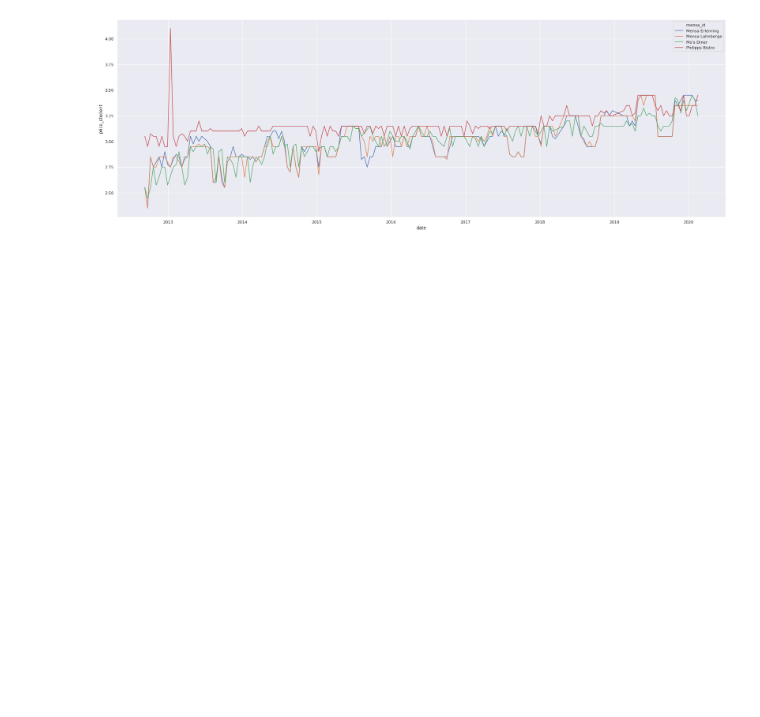
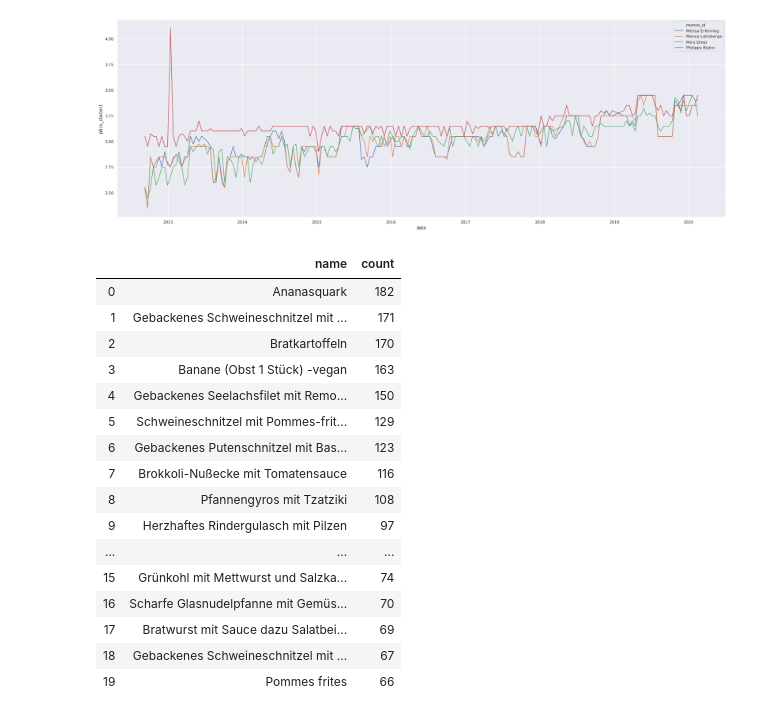
Before and after one commit to oxzi/about-mensa-mr, a Jupyter notebook: mensa_prices.ipynb, the cells around one changed output. Drawn from its saved outputs; the diff is of its cells as text; code cells hidden in the pictures; blank space fills up the shorter version.

Commit message:
Show hot meals. Schweineschnitzel is a thing.

```diff
--- a/mensa_prices.ipynb
+++ b/mensa_prices.ipynb
@@ -74,3 +74,24 @@ sns.lineplot(x="date", y="price_student", hue="mensa_id", data=meals_mensa)
 # %% [output]
 <matplotlib.axes._subplots.AxesSubplot at 0x...>
 [figure]
+# %%
+meals_hot = meals.name.value_counts().to_frame().reset_index().rename(columns={"index":"name", "name":"count"})
+meals_hot.head(20)
+# %% [output]
+|  | name | count |
+| 0 | Ananasquark | 182 |
+| 1 | Gebackenes Schweineschnitzel mit ... | 171 |
+| 2 | Bratkartoffeln | 170 |
+| 3 | Banane (Obst 1 Stück) -vegan | 163 |
+| 4 | Gebackenes Seelachsfilet mit Remo... | 150 |
+| 5 | Schweineschnitzel mit Pommes-frit... | 129 |
+| 6 | Gebackenes Putenschnitzel mit Bas... | 123 |
+| 7 | Brokkoli-Nußecke mit Tomatensauce | 116 |
+| 8 | Pfannengyros mit Tzatziki | 108 |
+| 9 | Herzhaftes Rindergulasch mit Pilzen | 97 |
+| ... | ... | ... |
+| 15 | Grünkohl mit Mettwurst und Salzka... | 74 |
+| 16 | Scharfe Glasnudelpfanne mit Gemüs... | 70 |
+| 17 | Bratwurst mit Sauce dazu Salatbei... | 69 |
+| 18 | Gebackenes Schweineschnitzel mit ... | 67 |
+| 19 | Pommes frites | 66 |
```
Also changed, not shown: parts of 1 cell of this notebook.
